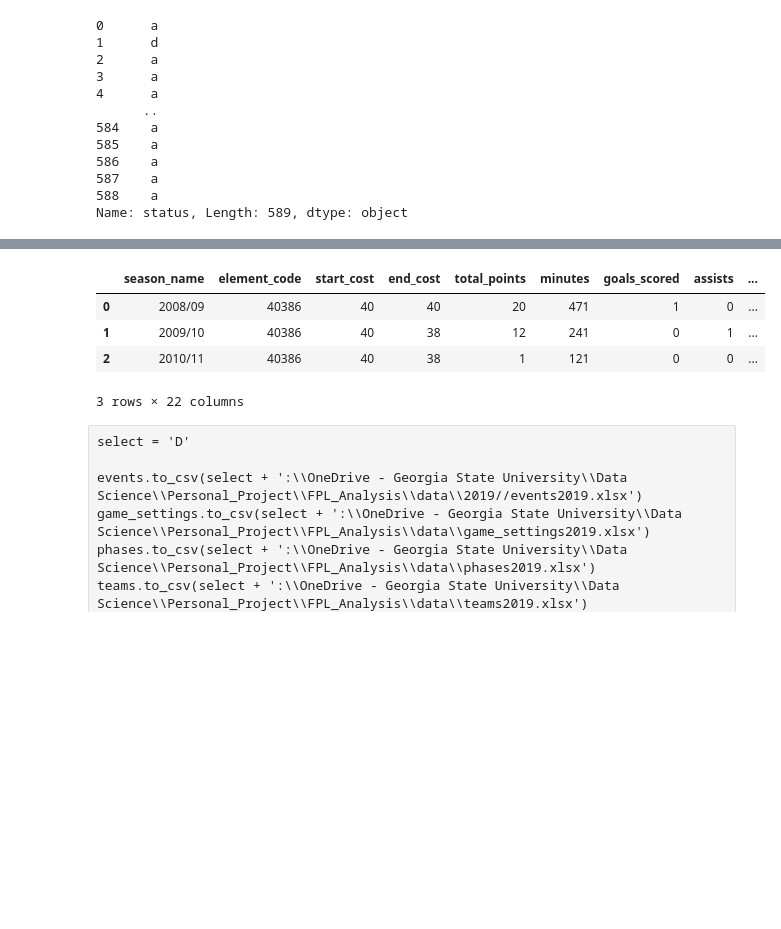
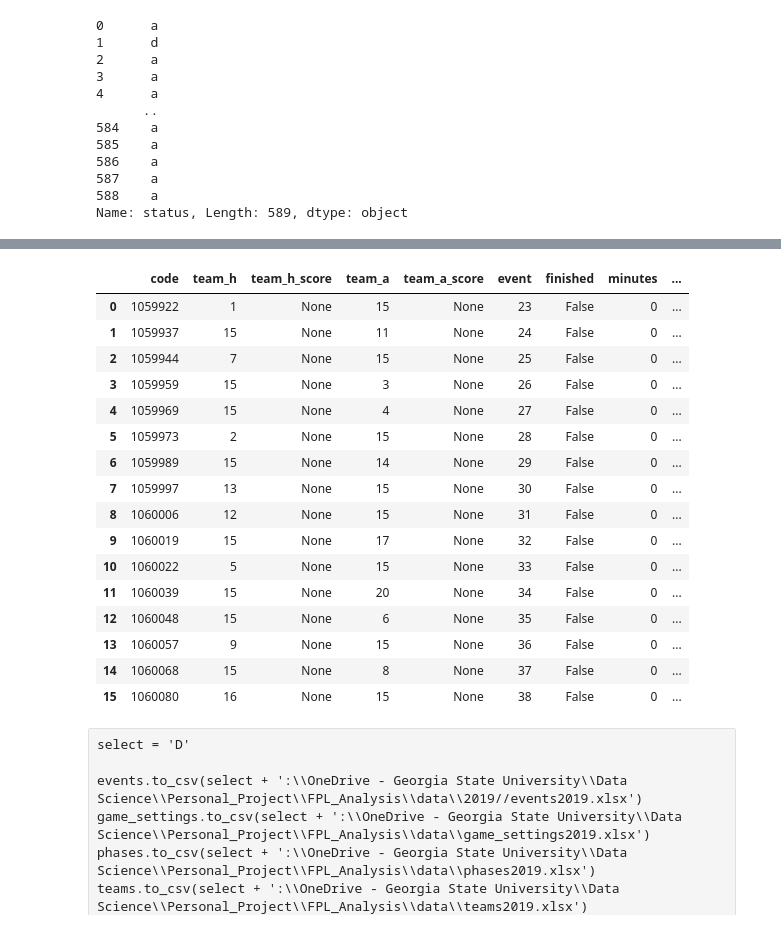
Before and after one commit to yt-hwang/Fantasy_Premier_League_Analysis, a Jupyter notebook: Codes/Data_Related/Data Collection practice.ipynb, the cells around one changed output, grey strips where cells are left out. Saved outputs shown, nothing was run; the diff lists cells and outputs as text; code cells hidden in the pictures; blank space fills up the shorter version.

```diff
--- a/Codes/Data_Related/Data Collection practice.ipynb
+++ b/Codes/Data_Related/Data Collection practice.ipynb
@@ -65,7 +65,7 @@ bootstrap = json.load(bootstrap_html)
 # %%
 # info about one player
 
-player_html = urlopen("https://fantasy.premierleague.com/api/element-summary/423/")
+player_html = urlopen("https://fantasy.premierleague.com/api/element-summary/1/")
 player_raw = json.load(player_html)
 # %%
 bootstrap.keys()
@@ -119,19 +150,31 @@ Name: status, Length: 589, dtype: object
 # %%
 ##### From Player_raw ######
 
 fixtures = pd.DataFrame(player_raw['fixtures'])
 history = pd.DataFrame(player_raw['history'])
 history_past =  pd.DataFrame(player_raw['history_past'])
 
-#fixtures
+fixtures
 #history.iloc
 #history_past
 # %% [output]
-|  | season_name | element_code | start_cost | end_cost | total_points | minutes | goals_scored | assists | ... |
-| 0 | 2008/09 | 40386 | 40 | 40 | 20 | 471 | 1 | 0 | ... |
-| 1 | 2009/10 | 40386 | 40 | 38 | 12 | 241 | 0 | 1 | ... |
-| 2 | 2010/11 | 40386 | 40 | 38 | 1 | 121 | 0 | 0 | ... |
+|  | code | team_h | team_h_score | team_a | team_a_score | event | finished | minutes | ... |
+| 0 | 1059922 | 1 | None | 15 | None | 23 | False | 0 | ... |
+| 1 | 1059937 | 15 | None | 11 | None | 24 | False | 0 | ... |
+| 2 | 1059944 | 7 | None | 15 | None | 25 | False | 0 | ... |
+| 3 | 1059959 | 15 | None | 3 | None | 26 | False | 0 | ... |
+| 4 | 1059969 | 15 | None | 4 | None | 27 | False | 0 | ... |
+| 5 | 1059973 | 2 | None | 15 | None | 28 | False | 0 | ... |
+| 6 | 1059989 | 15 | None | 14 | None | 29 | False | 0 | ... |
+| 7 | 1059997 | 13 | None | 15 | None | 30 | False | 0 | ... |
+| 8 | 1060006 | 12 | None | 15 | None | 31 | False | 0 | ... |
+| 9 | 1060019 | 15 | None | 17 | None | 32 | False | 0 | ... |
+| 10 | 1060022 | 5 | None | 15 | None | 33 | False | 0 | ... |
+| 11 | 1060039 | 15 | None | 20 | None | 34 | False | 0 | ... |
+| 12 | 1060048 | 15 | None | 6 | None | 35 | False | 0 | ... |
+| 13 | 1060057 | 9 | None | 15 | None | 36 | False | 0 | ... |
+| 14 | 1060068 | 15 | None | 8 | None | 37 | False | 0 | ... |
+| 15 | 1060080 | 16 | None | 15 | None | 38 | False | 0 | ... |
-3 rows × 22 columns
 # %% [raw]
 select = 'D'
 
```
Also changed, not shown: parts of 7 cells of this notebook, 9 other files.
